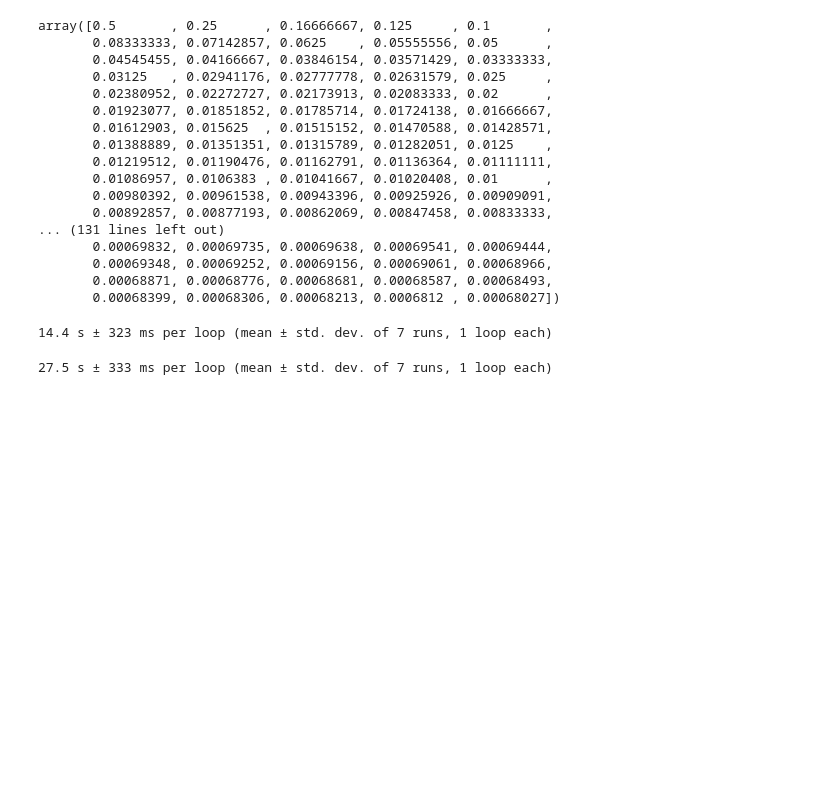
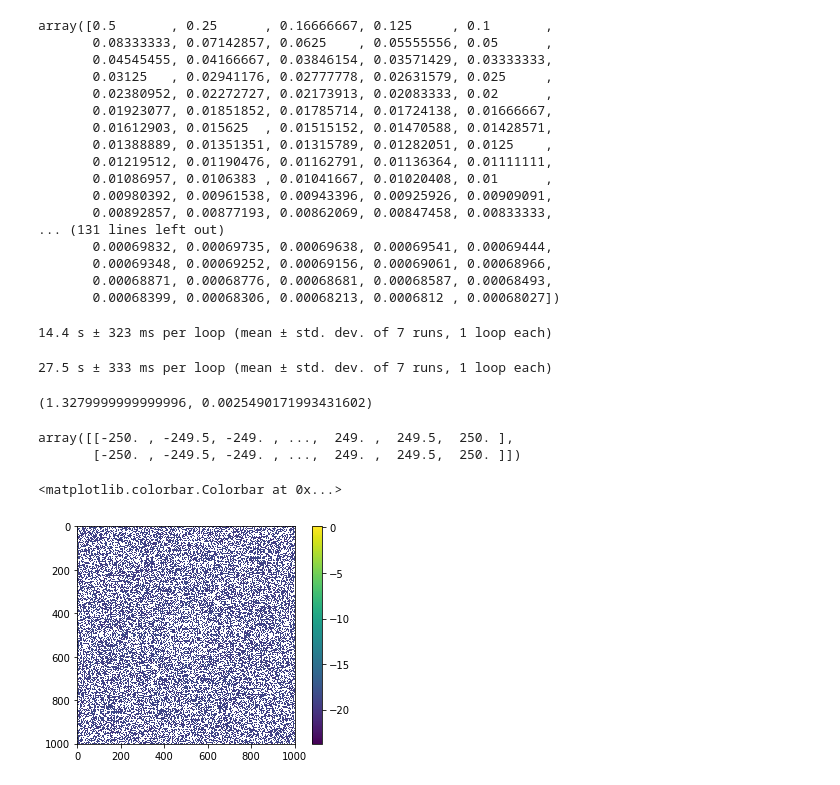
Before and after one commit to binnietom/py21cmmc_wv-1, a Jupyter notebook: devel/test_wavelet_transform.ipynb, the cells around one changed output. Cells and saved outputs as stored; diff of their text form; code cells hidden in the pictures; blank space fills up the shorter version.

```diff
--- a/devel/test_wavelet_transform.ipynb
+++ b/devel/test_wavelet_transform.ipynb
@@ -98,0 +128,24 @@ array([0.5       , 0.25      , 0.16666667, 0.125     , 0.1       ,
+# %%
+x = np.linspace(-1, 1, 1001)
+
+r2 = np.add.outer(x**2, x**2)
+
+fnc = 1 - r2
+fnc[r2 > 1] == 0
+
+bhat, freq = fft(fnc, L = 2, a = 0, b = 2*np.pi)
+# %%
+np.real(bhat).max(), np.imag(bhat).max()
+# %% [output]
+(1.3279999999999996, 0.0025490171993431602)
+# %%
+freq
+# %% [output]
+array([[-250. , -249.5, -249. , ...,  249. ,  249.5,  250. ],
+       [-250. , -249.5, -249. , ...,  249. ,  249.5,  250. ]])
+# %%
+plt.imshow(np.log10(np.real(bhat)))
+plt.colorbar()
+# %% [output]
+<matplotlib.colorbar.Colorbar at 0x...>
+[figure, added]
```
Also changed, not shown: parts of 9 cells of this notebook, 5 other files.
